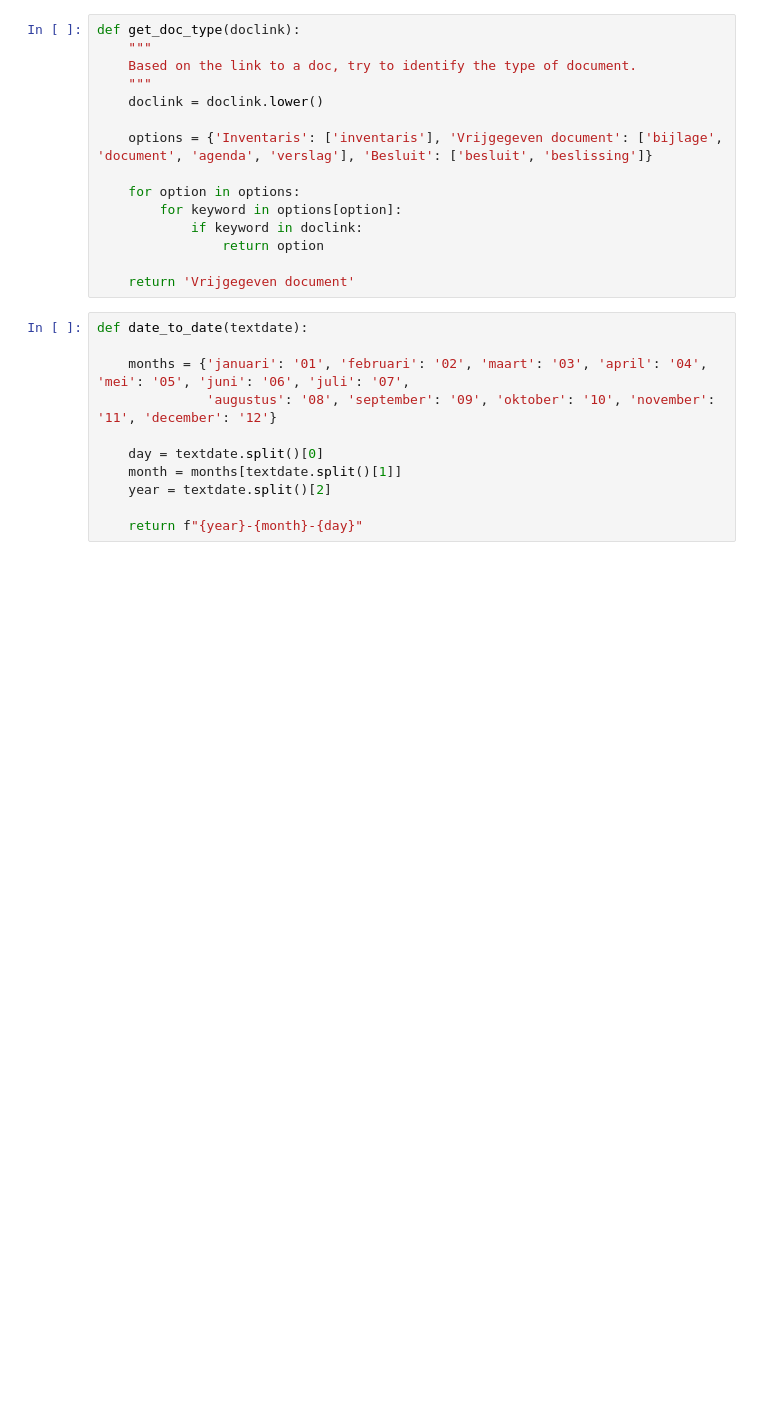
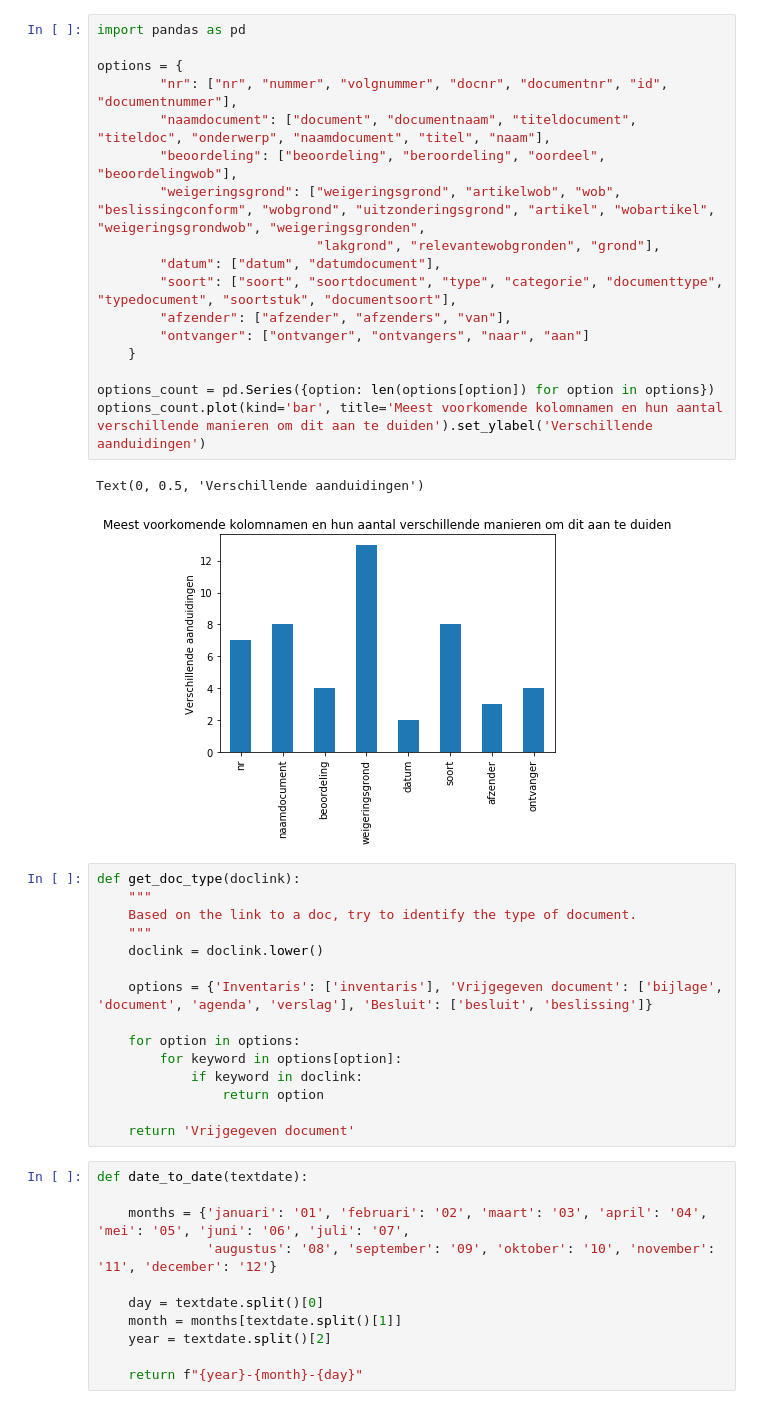
Before and after one commit to maiklarooij/bachelorsthesis, a Jupyter notebook: notebooks/zonneweide.ipynb, the cells around one changed output. Cells and saved outputs as stored; diff of their text form; blank space fills up the shorter version.

```diff
--- a/notebooks/zonneweide.ipynb
+++ b/notebooks/zonneweide.ipynb
@@ -12,3 +14,23 @@ import os
+# %%
+import pandas as pd
+
+options = {
+        "nr": ["nr", "nummer", "volgnummer", "docnr", "documentnr", "id", "documentnummer"],
+        "naamdocument": ["document", "documentnaam", "titeldocument", "titeldoc", "onderwerp", "naamdocument", "titel", "naam"],
+        "beoordeling": ["beoordeling", "beroordeling", "oordeel", "beoordelingwob"],
+        "weigeringsgrond": ["weigeringsgrond", "artikelwob", "wob", "beslissingconform", "wobgrond", "uitzonderingsgrond", "artikel", "wobartikel", "weigeringsgrondwob", "weigeringsgronden",
+                            "lakgrond", "relevantewobgronden", "grond"],
+        "datum": ["datum", "datumdocument"],
+        "soort": ["soort", "soortdocument", "type", "categorie", "documenttype", "typedocument", "soortstuk", "documentsoort"],
+        "afzender": ["afzender", "afzenders", "van"],
+        "ontvanger": ["ontvanger", "ontvangers", "naar", "aan"]
+    }
+
+options_count = pd.Series({option: len(options[option]) for option in options})
+options_count.plot(kind='bar', title='Meest voorkomende kolomnamen en hun aantal verschillende manieren om dit aan te duiden').set_ylabel('Verschillende aanduidingen')
+# %% [output]
+Text(0, 0.5, 'Verschillende aanduidingen')
+[figure, added]
 # %%
 def get_doc_type(doclink):
     """
```
Also changed, not shown: parts of 1 cell of this notebook, 17 other files.
